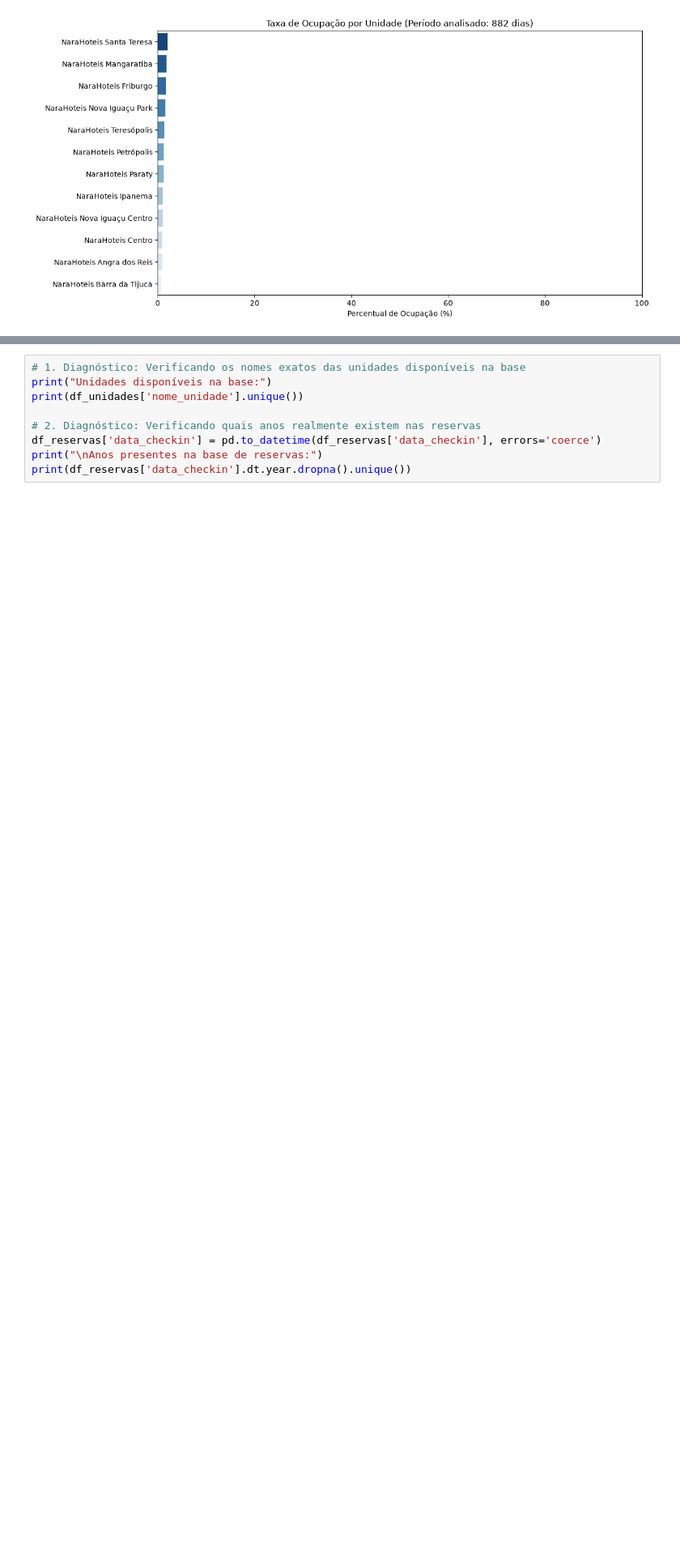
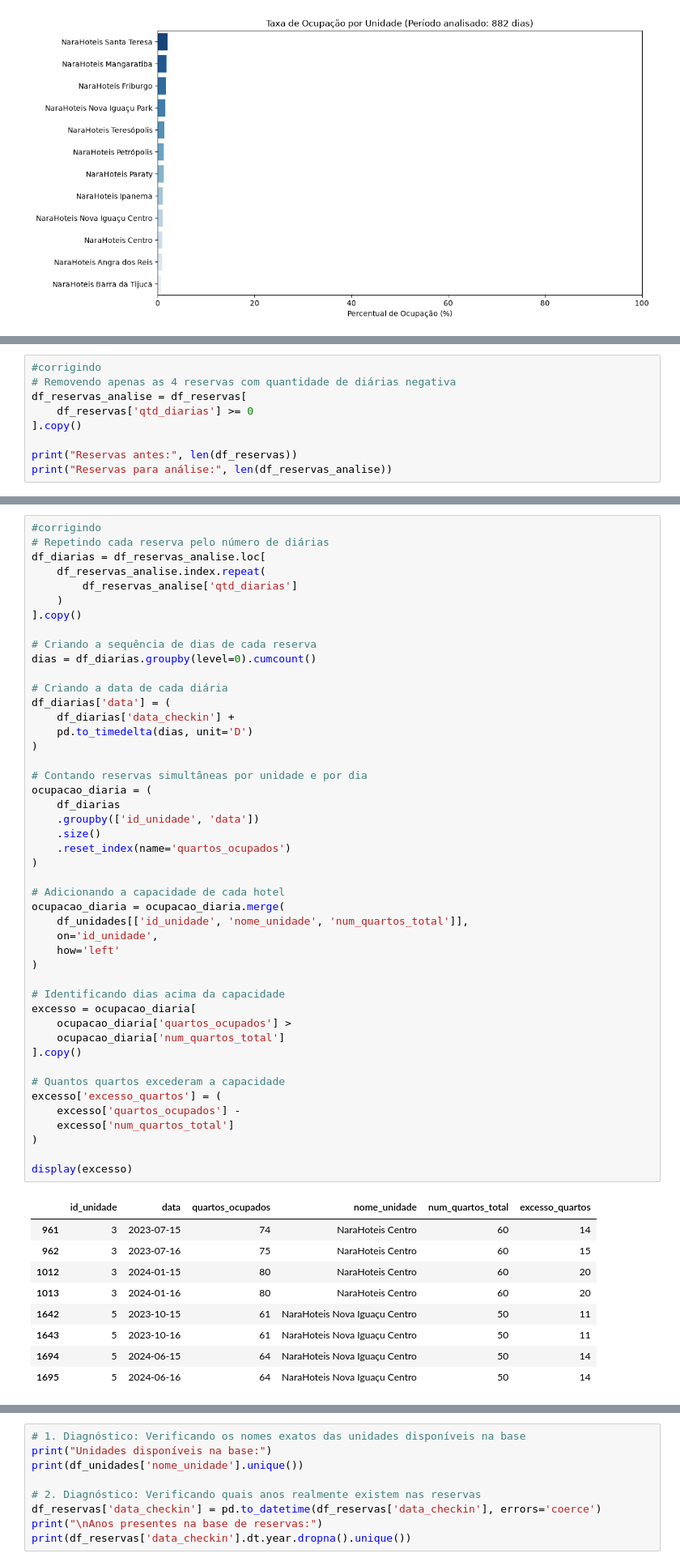
Before and after one commit to CarlosEduardoRodrigues7/Narahotel, a Jupyter notebook: resposta2.ipynb, the cells around one changed output, grey strips where cells are left out. Shown at 81% size. Saved outputs shown, nothing was run; the diff lists cells and outputs as text; blank space fills up the shorter version.

```diff
--- a/resposta2.ipynb
+++ b/resposta2.ipynb
@@ -149,0 +159,9 @@ Total de dias de operação calculados: 882
+# %%
+#corrigindo
+# Removendo apenas as 4 reservas com quantidade de diárias negativa
+df_reservas_analise = df_reservas[
+    df_reservas['qtd_diarias'] >= 0
+].copy()
+
+print("Reservas antes:", len(df_reservas))
+print("Reservas para análise:", len(df_reservas_analise))
@@ -149,0 +171,56 @@ Total de dias de operação calculados: 882
+# %%
+#corrigindo
+# Repetindo cada reserva pelo número de diárias
+df_diarias = df_reservas_analise.loc[
+    df_reservas_analise.index.repeat(
+        df_reservas_analise['qtd_diarias']
+    )
+].copy()
+
+# Criando a sequência de dias de cada reserva
+dias = df_diarias.groupby(level=0).cumcount()
+
+# Criando a data de cada diária
+df_diarias['data'] = (
+    df_diarias['data_checkin'] +
+    pd.to_timedelta(dias, unit='D')
+)
+
+# Contando reservas simultâneas por unidade e por dia
+ocupacao_diaria = (
+    df_diarias
+    .groupby(['id_unidade', 'data'])
+    .size()
+    .reset_index(name='quartos_ocupados')
+)
+
+# Adicionando a capacidade de cada hotel
+ocupacao_diaria = ocupacao_diaria.merge(
+    df_unidades[['id_unidade', 'nome_unidade', 'num_quartos_total']],
+    on='id_unidade',
+    how='left'
+)
+
+# Identificando dias acima da capacidade
+excesso = ocupacao_diaria[
+    ocupacao_diaria['quartos_ocupados'] >
+    ocupacao_diaria['num_quartos_total']
+].copy()
+
+# Quantos quartos excederam a capacidade
+excesso['excesso_quartos'] = (
+    excesso['quartos_ocupados'] -
+    excesso['num_quartos_total']
+)
+
+display(excesso)
+# %% [output]
+|  | id_unidade | data | quartos_ocupados | nome_unidade | num_quartos_total | excesso_quartos |
+| 961 | 3 | 2023-07-15 | 74 | NaraHoteis Centro | 60 | 14 |
+| 962 | 3 | 2023-07-16 | 75 | NaraHoteis Centro | 60 | 15 |
+| 1012 | 3 | 2024-01-15 | 80 | NaraHoteis Centro | 60 | 20 |
+| 1013 | 3 | 2024-01-16 | 80 | NaraHoteis Centro | 60 | 20 |
+| 1642 | 5 | 2023-10-15 | 61 | NaraHoteis Nova Iguaçu Centro | 50 | 11 |
+| 1643 | 5 | 2023-10-16 | 61 | NaraHoteis Nova Iguaçu Centro | 50 | 11 |
+| 1694 | 5 | 2024-06-15 | 64 | NaraHoteis Nova Iguaçu Centro | 50 | 14 |
+| 1695 | 5 | 2024-06-16 | 64 | NaraHoteis Nova Iguaçu Centro | 50 | 14 |
```
Also changed, not shown: parts of 12 cells of this notebook.
